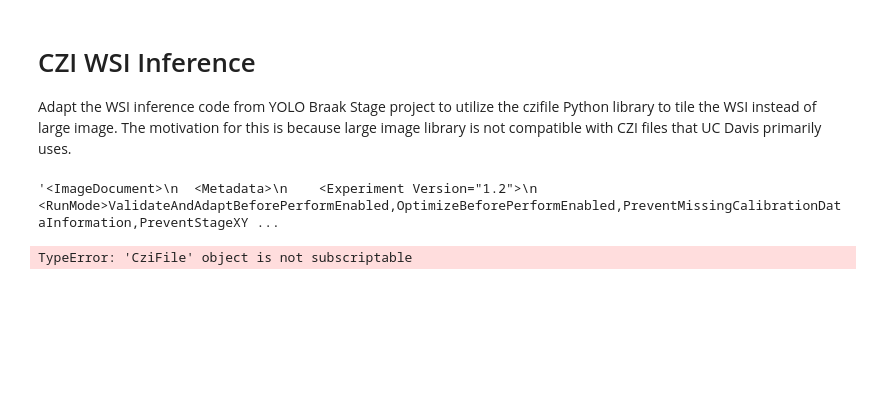
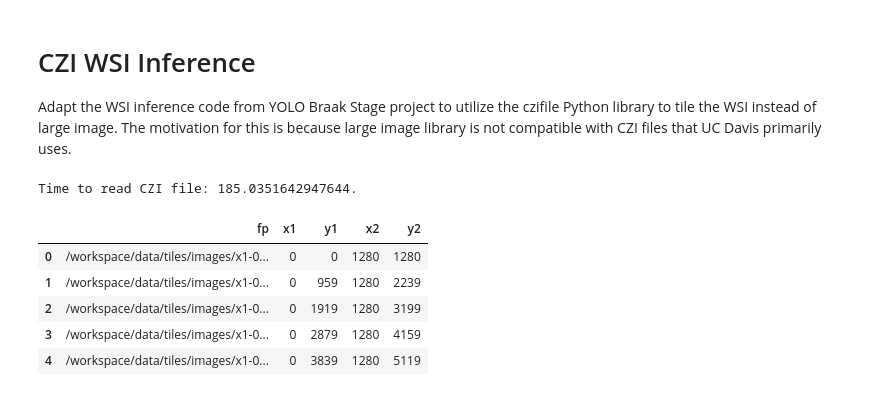
Before and after one commit to Gutman-Lab/yolo-braak-stage, a Jupyter notebook: czi-wsi-inference.ipynb, the cells around one changed output. Drawn from its saved outputs; the diff is of its cells as text; code cells hidden in the pictures; blank space fills up the shorter version.

```diff
--- a/czi-wsi-inference.ipynb
+++ b/czi-wsi-inference.ipynb
@@ -10,11 +33,9 @@ CZI_FILEPATH = "/home/jvizcar/data/images/NA5090-02_AT8.czi"
 # %%
 # Read the CZI file using the czifile Python library.
-czi_img = czifile.CziFile(CZI_FILEPATH)
+t_start = perf_counter()
+czi_img = czifile.imread(CZI_FILEPATH)
+t_elapsed = perf_counter() - t_start
+
+print(f"Time to read CZI file: {t_elapsed}.")
+# %% [output]
+Time to read CZI file: 185.0351642947644.
-# %%
-czi_img.
-# %% [output]
-'<ImageDocument>\n  <Metadata>\n    <Experiment Version="1.2">\n      <RunMode>ValidateAndAdaptBeforePerformEnabled,OptimizeBeforePerformEnabled,PreventMissingCalibrationDataInformation,PreventStageXY ...
-# %%
-czi_img[0, 0, 61790:61790+1024, 130944:130944+1024, :]
-# %% [output]
-TypeError: 'CziFile' object is not subscriptable
@@ -20,0 +59,61 @@ TypeError: 'CziFile' object is not subscriptable
+# %%
+def process_tile(x, y):
+    """"""
+    # Get the tile image.
+    tile = czi_img[0, 0, y:y+scan_tile_size, x:x+scan_tile_size]
+
+    # If the image is not scan_tile_size by scan_tile_size, pad the image.
+    tile_h, tile_w = tile.shape[:2]
+    if (tile_h, tile_w) != (scan_tile_size, scan_tile_size):
+        # Pad with opencv.
+        tile = cv.copyMakeBorder(
+            tile,
+            0,
+            scan_tile_size - tile_h,
+            0,
+            scan_tile_size - tile_w,
+            cv.BORDER_CONSTANT,
+            value=RGB_FILL
+        )
+
+    # Resize the image now to be the tile size of interest.
+    if tile.shape[:2] != (TILE_SIZE, TILE_SIZE):
+        # Rescale the image to match the desired resolution.
+        tile = cv.resize(tile, (TILE_SIZE, TILE_SIZE))
+
+    x1, y1 = int(x / sf), int(y / sf)
+    x2, y2 = x1 + TILE_SIZE, y1 + TILE_SIZE
+
+    # Save the image.
+    tile = cv.cvtColor(tile, cv.COLOR_RGB2BGR)  # opencv expects BGR image
+
+    fp = img_dir / f"x1-{x1}_y1-{y1}_x2-{x2}_y2-{y2}.png"
+    fp = str(fp.absolute())
+    cv.imwrite(fp, tile)
+
+    return fp, x1, y1, x2, y2
+
+
+with Pool(NPROC) as pool:
+    jobs = [
+        pool.apply_async(
+            func=process_tile,
+            args=(xy[0], xy[1],)
+        )
+        for xy in xys
+    ]
+
+    tile_df = []
+
+    for job in tqdm(jobs, desc="Processing tiles..."):
+        tile_df.append(job.get())
+
+tile_df = pd.DataFrame(data=tile_df, columns=['fp', 'x1', 'y1', 'x2', 'y2'])
+tile_df.head()
+# %% [output]
+|  | fp | x1 | y1 | x2 | y2 |
+| 0 | /workspace/data/tiles/images/x1-0... | 0 | 0 | 1280 | 1280 |
+| 1 | /workspace/data/tiles/images/x1-0... | 0 | 959 | 1280 | 2239 |
+| 2 | /workspace/data/tiles/images/x1-0... | 0 | 1919 | 1280 | 3199 |
+| 3 | /workspace/data/tiles/images/x1-0... | 0 | 2879 | 1280 | 4159 |
+| 4 | /workspace/data/tiles/images/x1-0... | 0 | 3839 | 1280 | 5119 |
```
Also changed, not shown: parts of 8 cells of this notebook, 1 other file.
